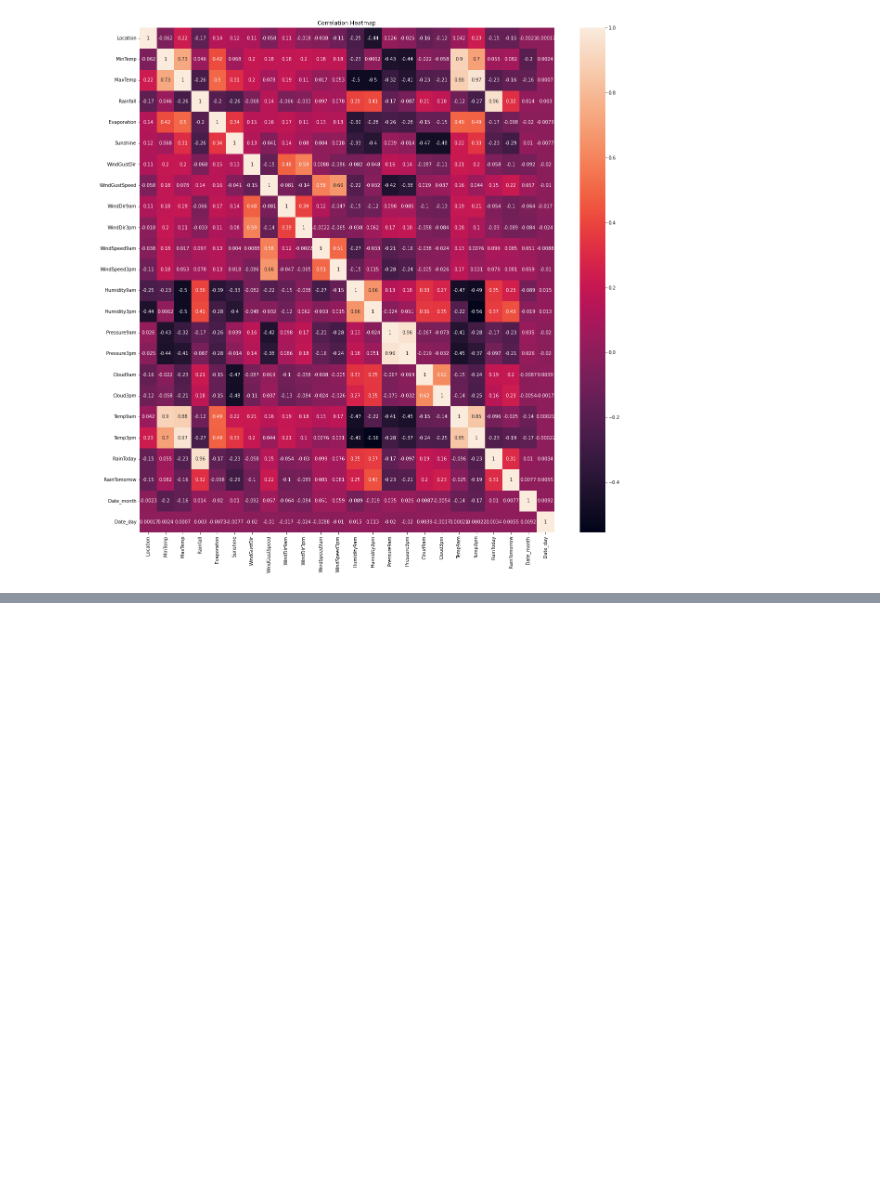
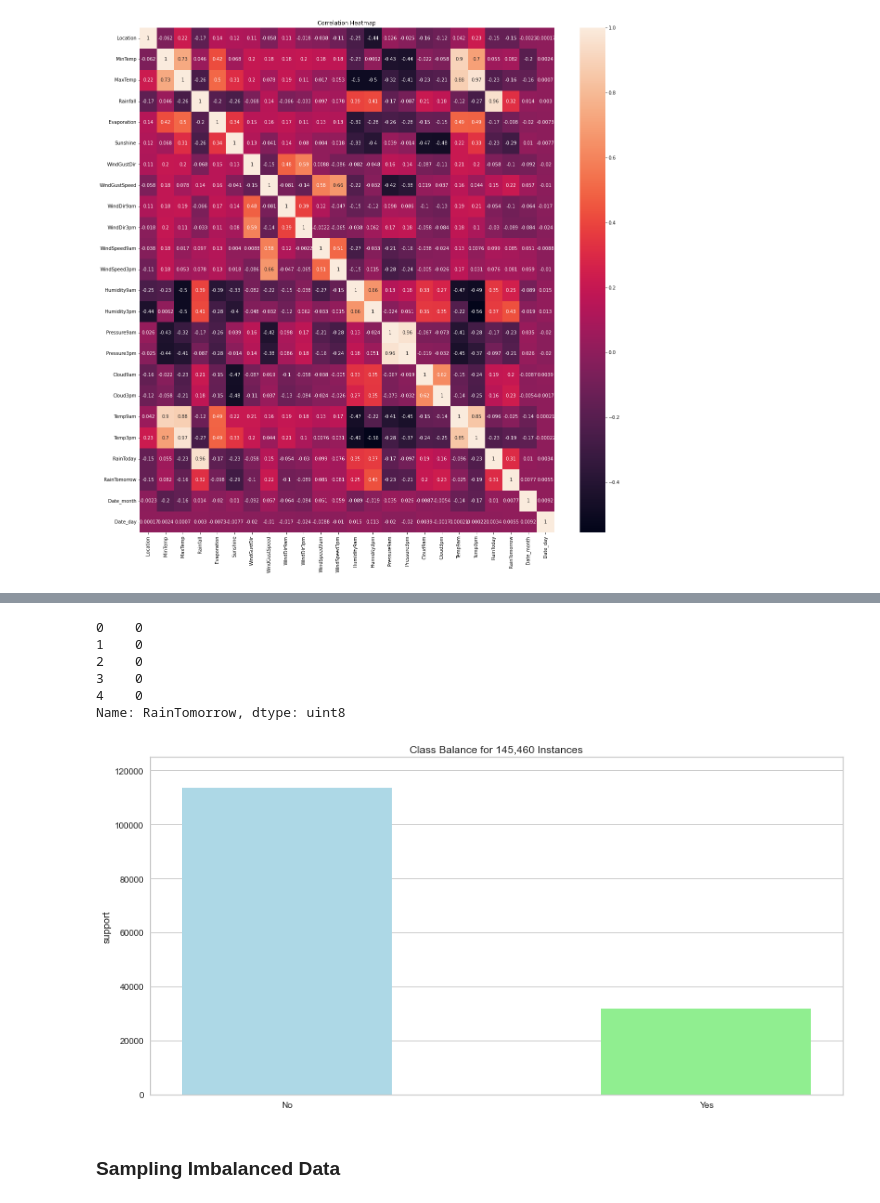
Before and after one commit to Prakashdeveloper03/Rainfy, a Jupyter notebook: notebook/analysis.ipynb, the cells around one changed output, grey strips where cells are left out. Saved outputs shown, nothing was run; the diff lists cells and outputs as text; code cells hidden in the pictures; blank space fills up the shorter version.

Commit message:
Added Data Splitting & Sampling Imbalanced Data Sections

```diff
--- a/notebook/analysis.ipynb
+++ b/notebook/analysis.ipynb
@@ -611,0 +614,3 @@ g = sns.heatmap(df.corr(), annot=True)
+# %%
+X = df.drop(["RainTomorrow", "Date"], axis=1)  # X contains all independant variables
+y = df["RainTomorrow"]  # Y contains only the dependant variable
@@ -611,0 +627,27 @@ g = sns.heatmap(df.corr(), annot=True)
+# %%
+y[:5]
+# %% [output]
+0    0
+1    0
+2    0
+3    0
+4    0
+Name: RainTomorrow, dtype: uint8
+# %%
+from yellowbrick.target import ClassBalance
+
+# Define the class labels for the dependent column
+classes = ["No", "Yes"]
+
+# Set the size of the plot
+plt.figure(figsize=(14, 7))
+
+# Initialize the ClassBalance visualizer with the class labels and colors
+viz = ClassBalance(labels=classes, colors=["lightblue", "lightgreen"])
+viz.fit(y) # Fit the visualizer to the dependent column
+viz.show() # Display the visualizer
+plt.show() # Show the plot
+# %% [output]
+[figure, added]
+# %% [markdown]
+### Sampling Imbalanced Data
```
Also changed, not shown: parts of 7 cells of this notebook.
